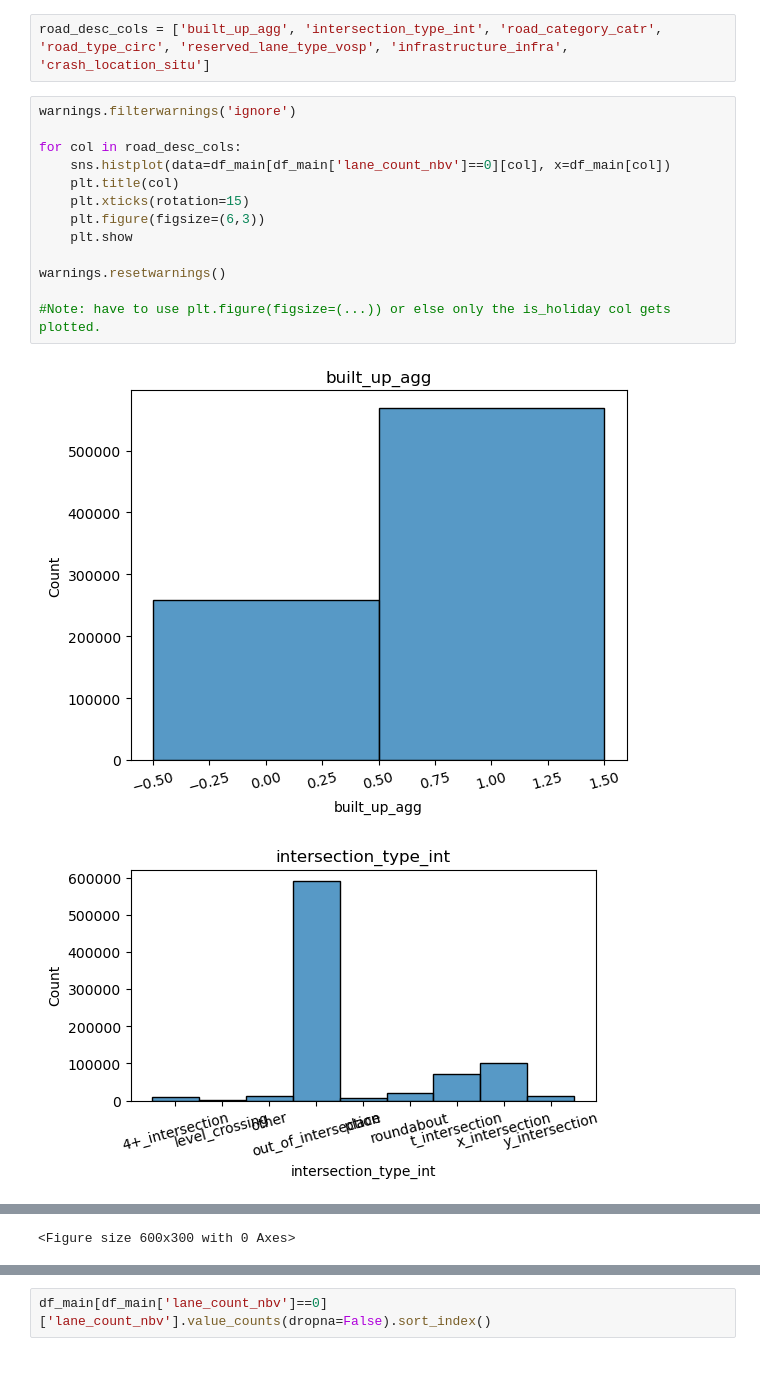
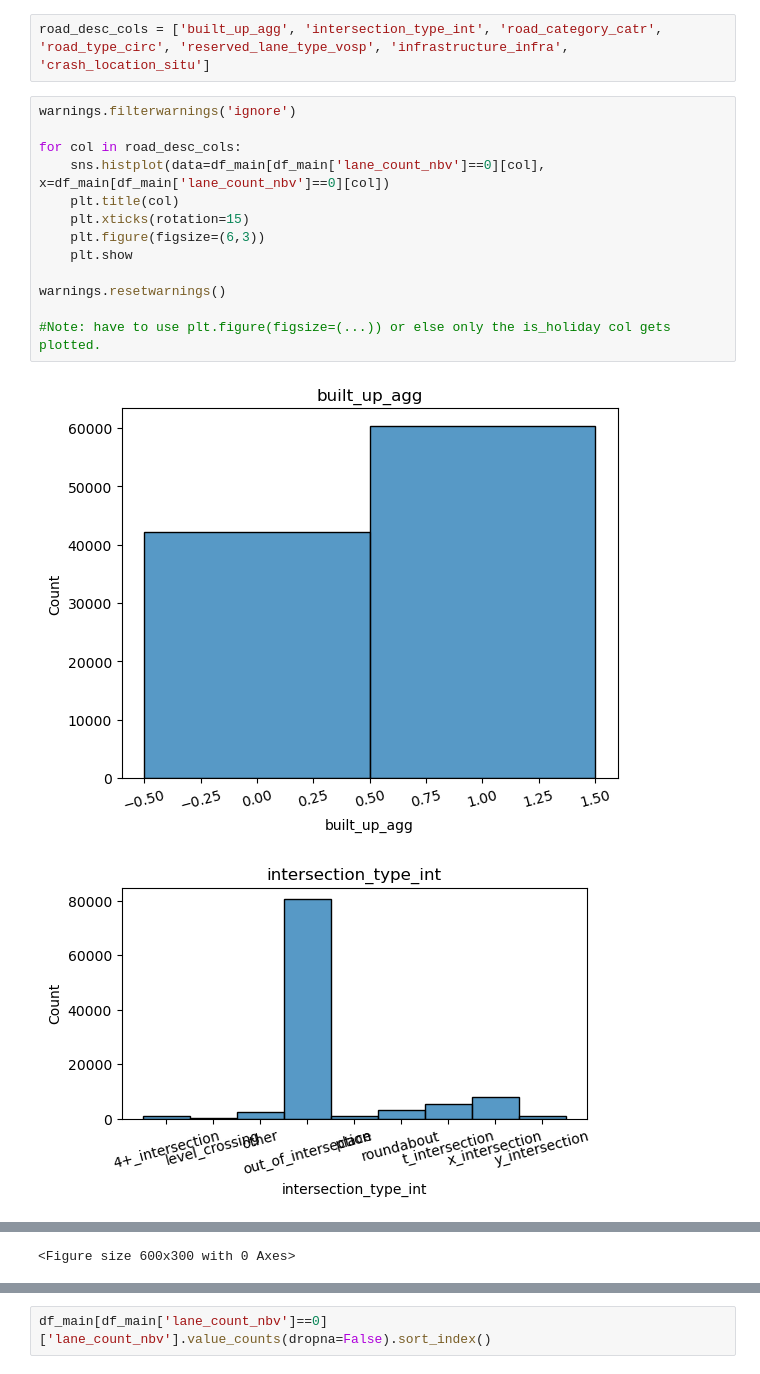
Before and after one commit to August-JF-Perez/AugustP_Crash_Location_Characterization, a Jupyter notebook: Capstone 3 Data Wrangling and EDA.ipynb, the cells around one changed output, grey strips where cells are left out. Cells and saved outputs as stored; diff of their text form.

```diff
--- a/Capstone 3 Data Wrangling and EDA.ipynb
+++ b/Capstone 3 Data Wrangling and EDA.ipynb
@@ -2005,16 +2005,16 @@ road_desc_cols = ['built_up_agg', 'intersection_type_int', 'road_category_catr',
 # %%
 warnings.filterwarnings('ignore')
 
 for col in road_desc_cols:
-    sns.histplot(data=df_main[df_main['lane_count_nbv']==0][col], x=df_main[col])
+    sns.histplot(data=df_main[df_main['lane_count_nbv']==0][col], x=df_main[df_main['lane_count_nbv']==0][col])
     plt.title(col)
     plt.xticks(rotation=15)
     plt.figure(figsize=(6,3))
     plt.show
 
 warnings.resetwarnings()
 
 #Note: have to use plt.figure(figsize=(...)) or else only the is_holiday col gets plotted.
 # %% [output]
-[figure, old version]
+[figure, new version]
-[figure, old version]
+[figure, new version]
```
Also changed, not shown: parts of 15 cells of this notebook.
